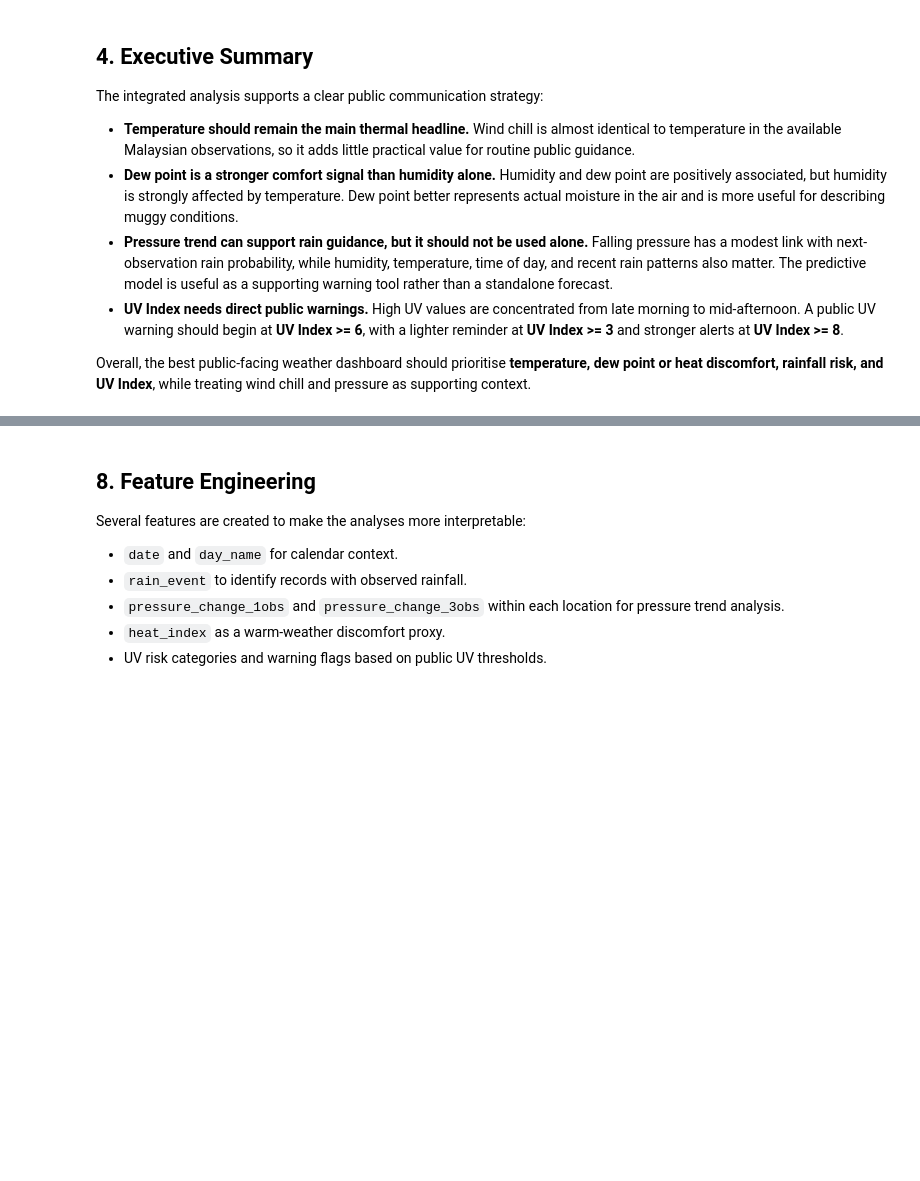
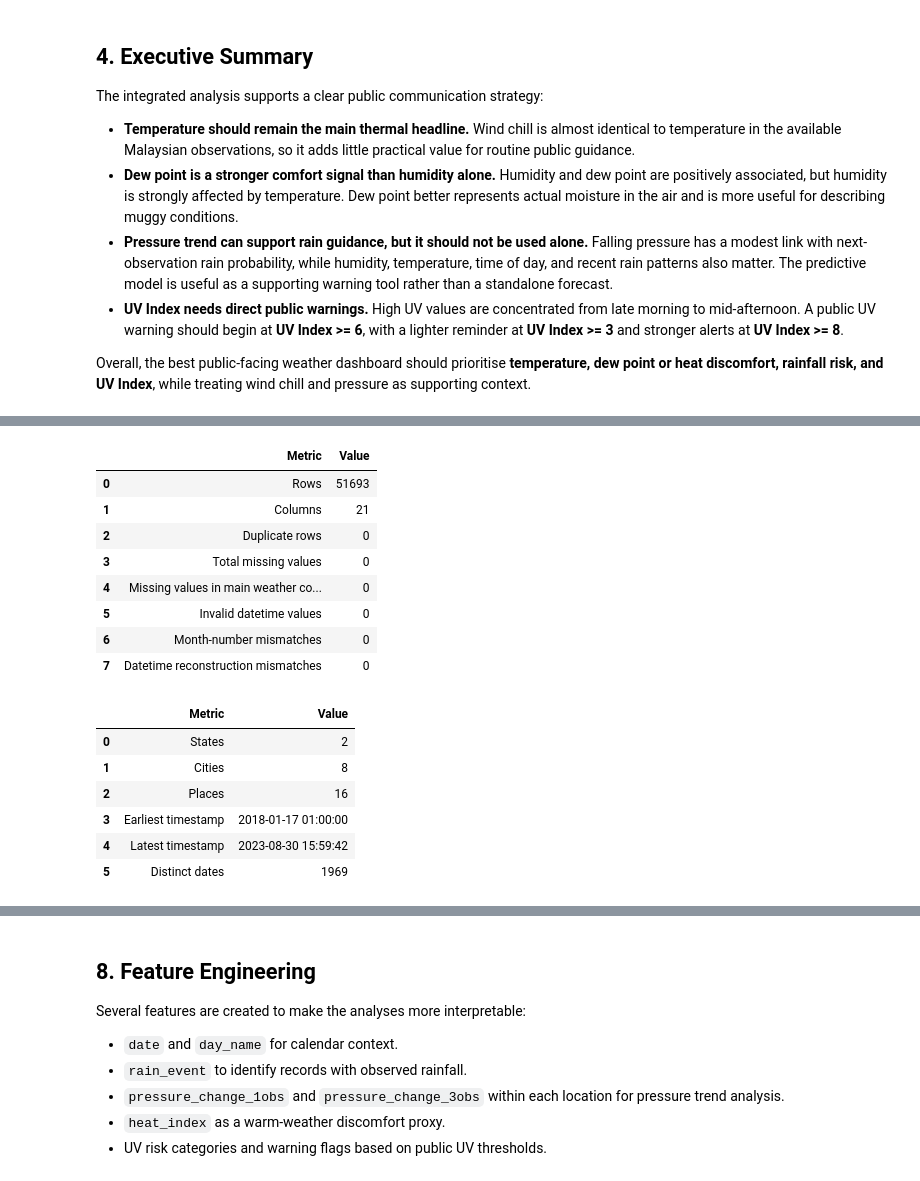
Before and after one commit to hyue3463-cloud/MWF-G2, a Jupyter notebook: ADS1001_project_notebook_template.ipynb, the cells around one changed output, grey strips where cells are left out. Drawn from its saved outputs; the diff is of its cells as text; code cells hidden in the pictures; blank space fills up the shorter version.

```diff
--- a/ADS1001_project_notebook_template.ipynb
+++ b/ADS1001_project_notebook_template.ipynb
@@ -216,61 +246,83 @@ weather_cols = [
 time_cols = ['year', 'month', 'day', 'hour', 'minutes', 'seconds']
 location_cols = ['place', 'city', 'state']
 
+analysis_base = raw_df.copy()
+for col in weather_cols + ['year', 'day', 'hour', 'minutes', 'seconds', 'month_number']:
+    analysis_base[col] = pd.to_numeric(analysis_base[col], errors='coerce')
+analysis_base['datetime'] = pd.to_datetime(analysis_base['datetime'], errors='coerce')
+
 month_map = {
     'Jan': 1, 'Feb': 2, 'Mar': 3, 'Apr': 4,
     'May': 5, 'Jun': 6, 'Jul': 7, 'Aug': 8,
     'Sep': 9, 'Oct': 10, 'Nov': 11, 'Dec': 12
 }
-
-raw_df = raw_df.copy()
-for col in weather_cols + ['year', 'day', 'hour', 'minutes', 'seconds']:
-    raw_df[col] = pd.to_numeric(raw_df[col], errors='coerce')
-
-all_weather_missing = raw_df[weather_cols].isna().all(axis=1)
-analysis_base = raw_df.loc[~all_weather_missing].copy().reset_index(drop=True)
-analysis_base['month_number'] = analysis_base['month'].map(month_map)
-analysis_base['datetime'] = pd.to_datetime(
+expected_month_number = analysis_base['month'].map(month_map)
+expected_datetime = pd.to_datetime(
     {
         'year': analysis_base['year'],
         'month': analysis_base['month_number'],
         'day': analysis_base['day'],
         'hour': analysis_base['hour'],
         'minute': analysis_base['minutes'],
         'second': analysis_base['seconds'],
     },
     errors='coerce'
 )
 
-cleaning_overview = pd.DataFrame({
+validation_summary = pd.DataFrame({
     'Metric': [
-        'Rows in raw data',
-        'Rows removed because all weather fields were missing',
-        'Rows retained for analysis',
-        'Columns after adding month_number and datetime',
-        'Duplicate rows after cleaning',
-        'Invalid datetime values after cleaning',
+        'Rows',
+        'Columns',
+        'Duplicate rows',
+        'Total missing values',
+        'Missing values in main weather columns',
+        'Invalid datetime values',
+        'Month-number mismatches',
+        'Datetime reconstruction mismatches',
     ],
     'Value': [
-        len(raw_df),
-        int(all_weather_missing.sum()),
         len(analysis_base),
         analysis_base.shape[1],
         int(analysis_base.duplicated().sum()),
+        int(analysis_base.isna().sum().sum()),
+        int(analysis_base[weather_cols].isna().sum().sum()),
         int(analysis_base['datetime'].isna().sum()),
+        int((expected_month_number != analysis_base['month_number']).sum()),
+        int((expected_datetime != analysis_base['datetime']).sum()),
     ]
 })
 
-missing_after_filter = (
-    analysis_base[weather_cols]
-    .isna()
-    .sum()
-    .rename('missing_count')
-    .to_frame()
-)
-missing_after_filter['missing_percent'] = missing_after_filter['missing_count'] / len(analysis_base) * 100
+coverage_summary = pd.DataFrame({
+    'Metric': ['States', 'Cities', 'Places', 'Earliest timestamp', 'Latest timestamp', 'Distinct dates'],
+    'Value': [
+        analysis_base['state'].nunique(),
+        analysis_base['city'].nunique(),
+        analysis_base['place'].nunique(),
+        analysis_base['datetime'].min(),
+        analysis_base['datetime'].max(),
+        analysis_base['datetime'].dt.date.nunique(),
+    ]
+})
 
-display(cleaning_overview)
-display(missing_after_filter.sort_values('missing_count', ascending=False))
+display(validation_summary)
+display(coverage_summary)
+# %% [output]
+|  | Metric | Value |
+| 0 | Rows | 51693 |
+| 1 | Columns | 21 |
+| 2 | Duplicate rows | 0 |
+| 3 | Total missing values | 0 |
+| 4 | Missing values in main weather co... | 0 |
+| 5 | Invalid datetime values | 0 |
+| 6 | Month-number mismatches | 0 |
+| 7 | Datetime reconstruction mismatches | 0 |
+|  | Metric | Value |
+| 0 | States | 2 |
+| 1 | Cities | 8 |
+| 2 | Places | 16 |
+| 3 | Earliest timestamp | 2018-01-17 01:00:00 |
+| 4 | Latest timestamp | 2023-08-30 15:59:42 |
+| 5 | Distinct dates | 1969 |
 # %% [markdown]
 ## 7. Preprocessing
 
```
Also changed, not shown: parts of 18 cells of this notebook.
